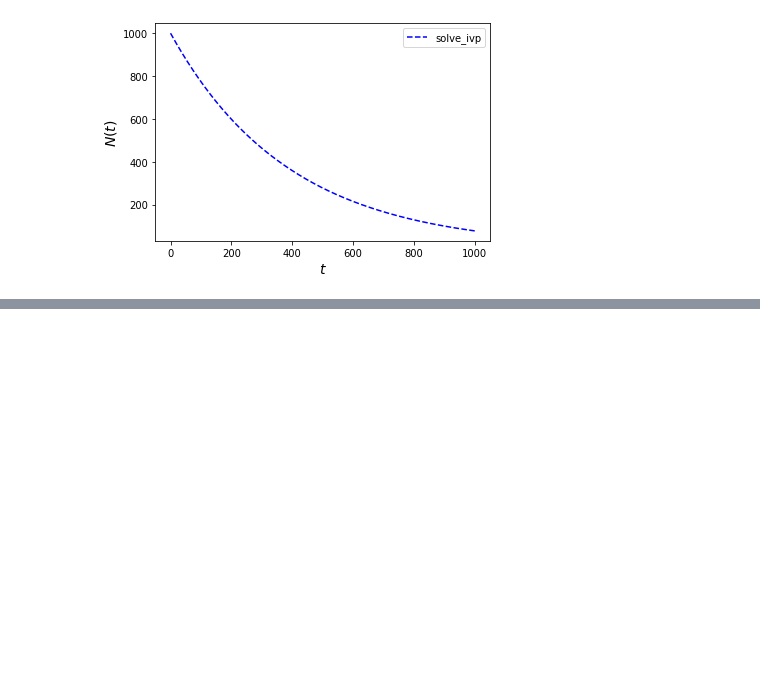
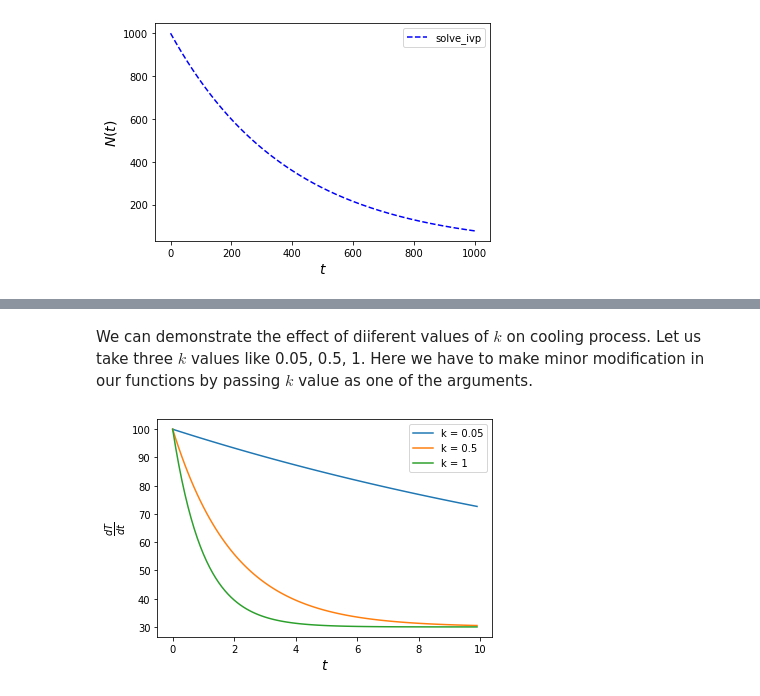
Before and after one commit to SubirSarkar2021/compulab.github.io, a Jupyter notebook: docs/sem3(2).ipynb, the cells around one changed output, grey strips where cells are left out. Drawn from its saved outputs; the diff is of its cells as text; code cells hidden in the pictures; blank space fills up the shorter version.

```diff
--- a/docs/sem3(2).ipynb
+++ b/docs/sem3(2).ipynb
@@ -411,0 +455,23 @@ plt.show()
+# %% [markdown]
+We can demonstrate the effect of diiferent values of $k$ on cooling process. Let us take three $k$ values like 0.05, 0.5, 1. Here we have to make minor modification in our functions by passing $k$ value as one of the arguments.
+# %%
+def model(T, t, k):
+    return -k*(T - T0)
+
+def rk2(T, t, h, k):
+    k1 = model(T, t, k)
+    k2 = model(T + k1*(h/2), t + (h/2), k)
+    T_new = T + k2*h
+    return T_new
+k_range = [0.05, 0.5, 1]
+
+for k in k_range:
+    for i in range(len(t)-1):
+        T[i+1] = rk2(T[i], t[i], h, k)
+    plt.plot(t, T, label='k = '+str(k))
+plt.xlabel('$t$', fontsize=14)
+plt.ylabel('$\\frac{dT}{dt}$', fontsize=14)
+plt.legend()
+plt.show()
+# %% [output]
+[figure, added]
```
Also changed, not shown: parts of 5 cells of this notebook, 7 other files.
